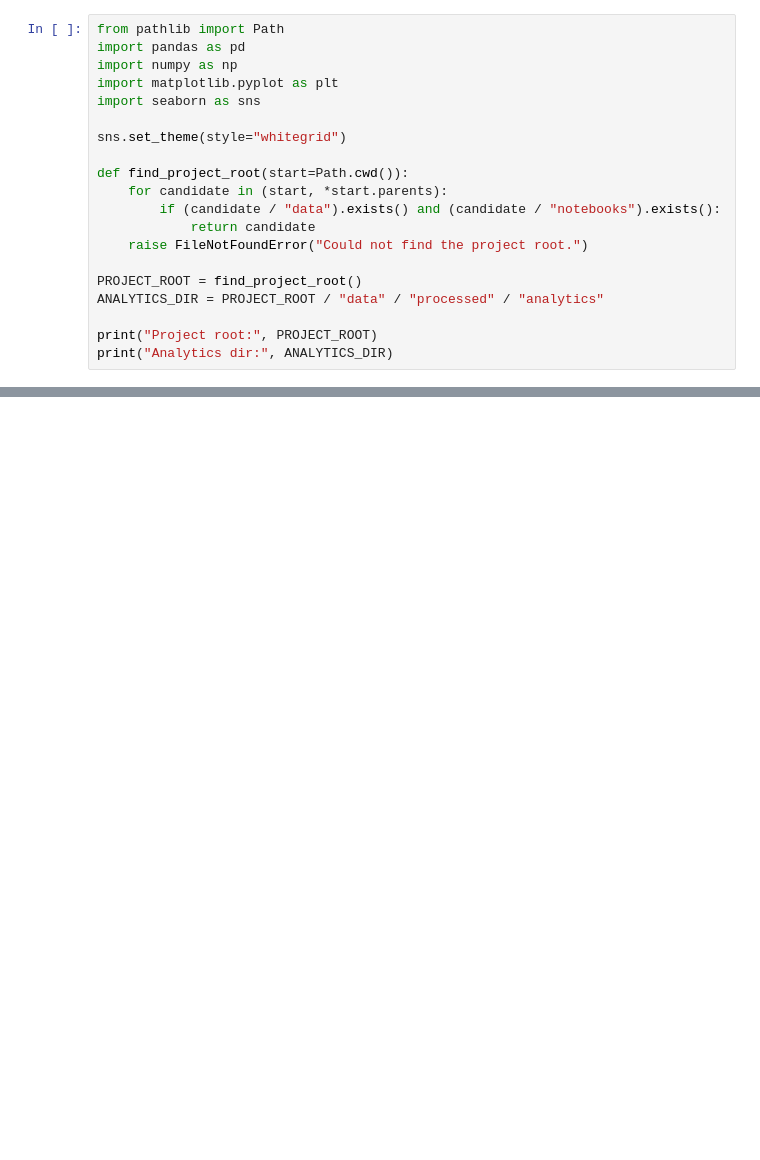
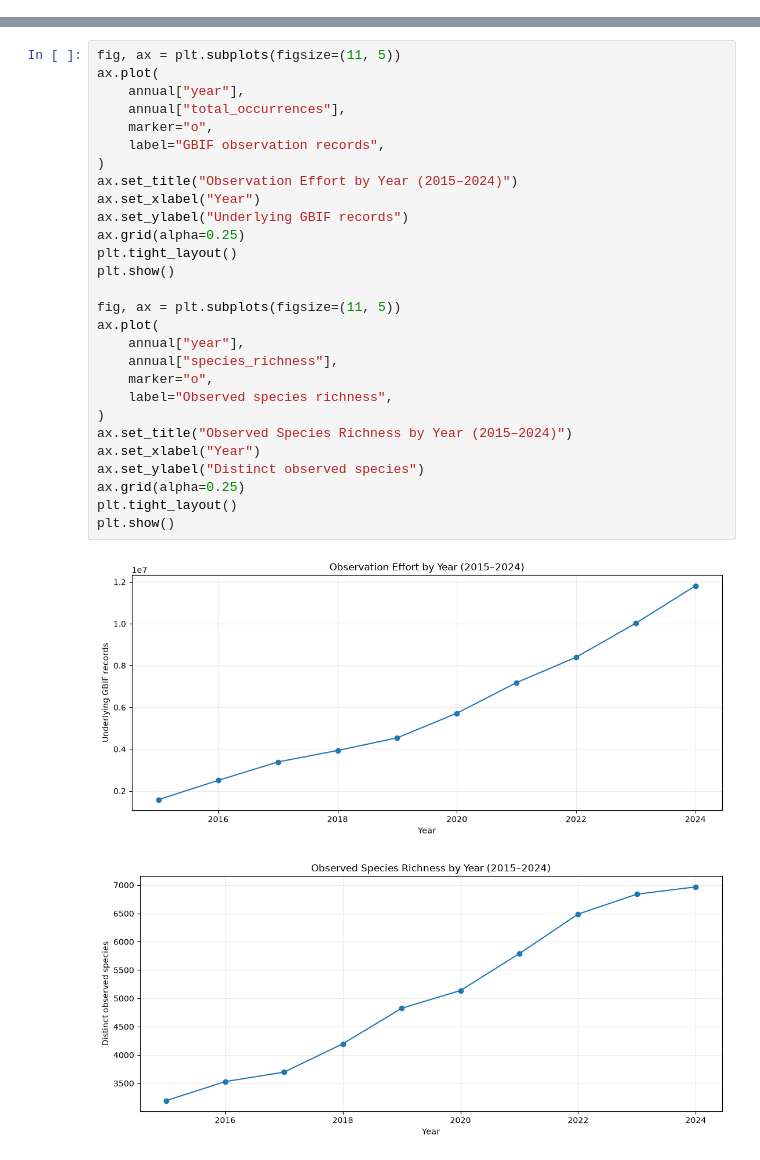
Before and after one commit to kartikay1725/Biosential_India, a Jupyter notebook: notebooks/03_spatial_temporal_intelligence.ipynb, the cells around one changed output, grey strips where cells are left out. Drawn from its saved outputs; the diff is of its cells as text; blank space fills up the shorter version.

```diff
--- a/notebooks/03_spatial_temporal_intelligence.ipynb
+++ b/notebooks/03_spatial_temporal_intelligence.ipynb
@@ -6,20 +0,0 @@
-# %%
-from pathlib import Path
-import pandas as pd
-import numpy as np
-import matplotlib.pyplot as plt
-import seaborn as sns
-
-sns.set_theme(style="whitegrid")
-
-def find_project_root(start=Path.cwd()):
-    for candidate in (start, *start.parents):
-        if (candidate / "data").exists() and (candidate / "notebooks").exists():
-            return candidate
-    raise FileNotFoundError("Could not find the project root.")
-
-PROJECT_ROOT = find_project_root()
-ANALYTICS_DIR = PROJECT_ROOT / "data" / "processed" / "analytics"
-
-print("Project root:", PROJECT_ROOT)
-print("Analytics dir:", ANALYTICS_DIR)
@@ -129,0 +164,31 @@ else:
+# %%
+fig, ax = plt.subplots(figsize=(11, 5))
+ax.plot(
+    annual["year"],
+    annual["total_occurrences"],
+    marker="o",
+    label="GBIF observation records",
+)
+ax.set_title("Observation Effort by Year (2015–2024)")
+ax.set_xlabel("Year")
+ax.set_ylabel("Underlying GBIF records")
+ax.grid(alpha=0.25)
+plt.tight_layout()
+plt.show()
+
+fig, ax = plt.subplots(figsize=(11, 5))
+ax.plot(
+    annual["year"],
+    annual["species_richness"],
+    marker="o",
+    label="Observed species richness",
+)
+ax.set_title("Observed Species Richness by Year (2015–2024)")
+ax.set_xlabel("Year")
+ax.set_ylabel("Distinct observed species")
+ax.grid(alpha=0.25)
+plt.tight_layout()
+plt.show()
+# %% [output]
+[figure, added]
+[figure, added]
```
Also changed, not shown: parts of 37 cells of this notebook.
